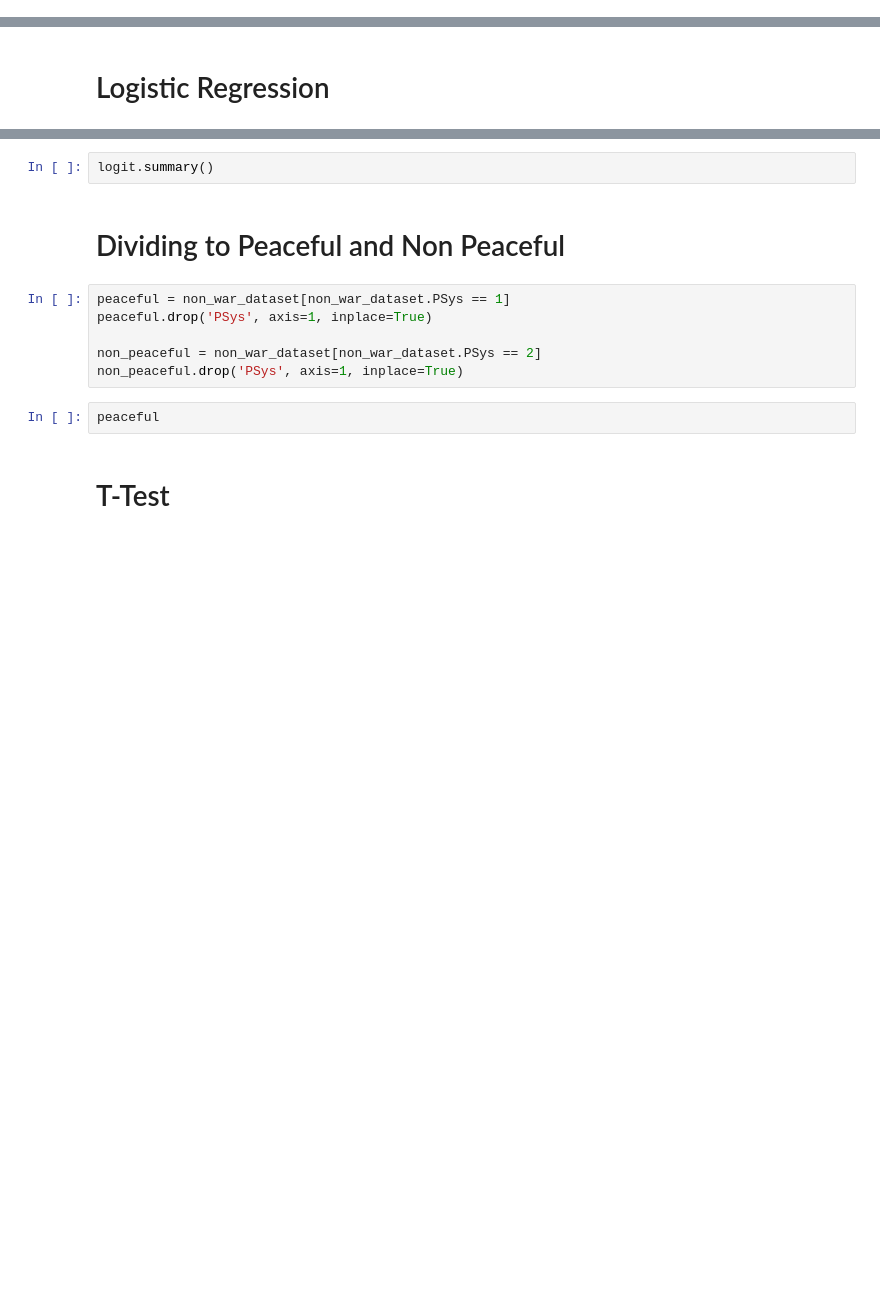
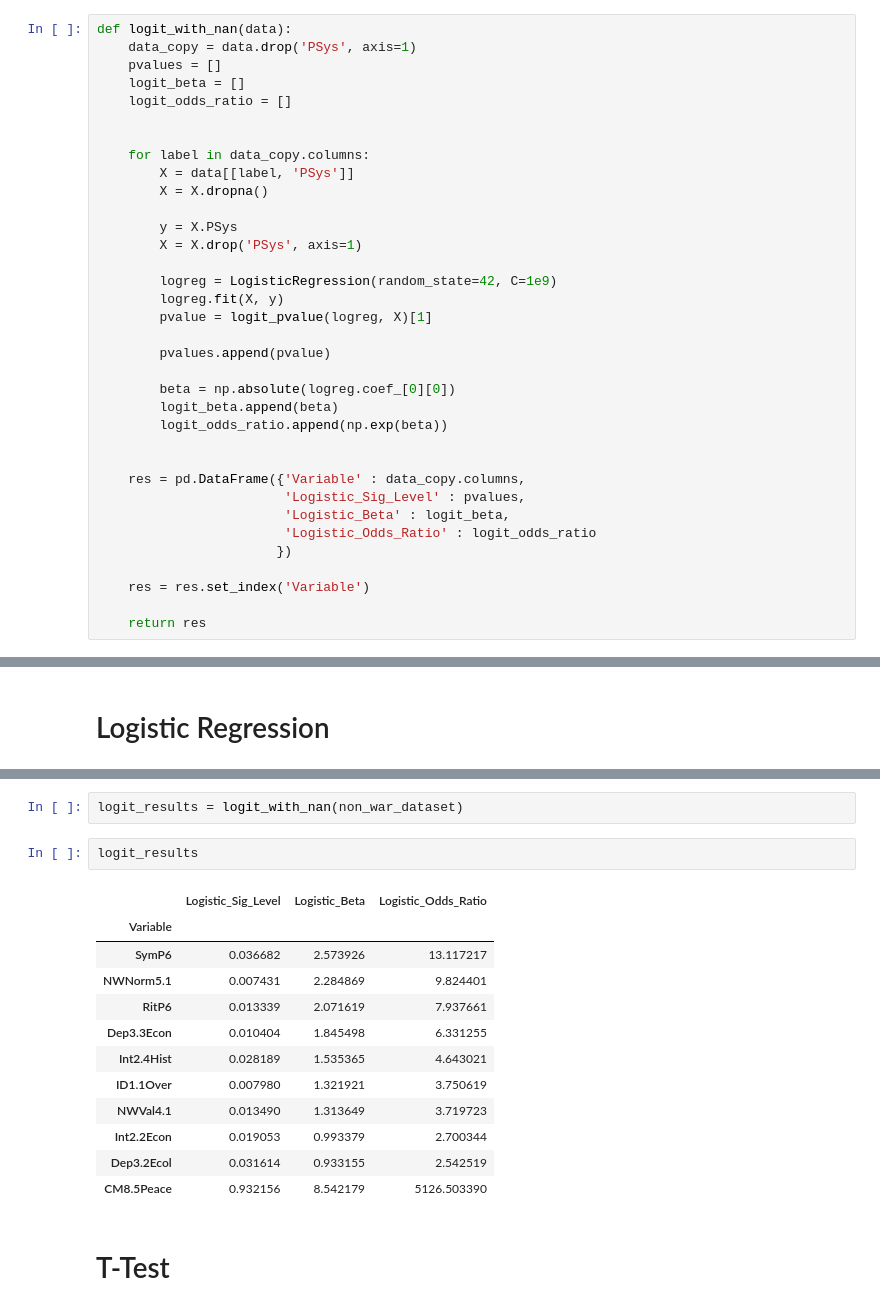
Before and after one commit to knarfamlap/Peace_System, a Jupyter notebook: non_war_related_vars.ipynb, the cells around one changed output, grey strips where cells are left out. Cells and saved outputs as stored; diff of their text form; blank space fills up the shorter version.

Commit message:
adds logit, ttest, mannwhitneyutes t implementation with nan values

```diff
--- a/non_war_related_vars.ipynb
+++ b/non_war_related_vars.ipynb
@@ -73,0 +58,35 @@ def logit_pvalues_with_nan(X, y):
+# %%
+def logit_with_nan(data):
+    data_copy = data.drop('PSys', axis=1)
+    pvalues = []
+    logit_beta = []
+    logit_odds_ratio = []
+
+
+    for label in data_copy.columns:
+        X = data[[label, 'PSys']]
+        X = X.dropna()
+
+        y = X.PSys
+        X = X.drop('PSys', axis=1)
+
+        logreg = LogisticRegression(random_state=42, C=1e9)
+        logreg.fit(X, y)
+        pvalue = logit_pvalue(logreg, X)[1]
+
+        pvalues.append(pvalue)
+
+        beta = np.absolute(logreg.coef_[0][0])
+        logit_beta.append(beta)
+        logit_odds_ratio.append(np.exp(beta))
+
+
+    res = pd.DataFrame({'Variable' : data_copy.columns,
+                        'Logistic_Sig_Level' : pvalues,
+                        'Logistic_Beta' : logit_beta,
+                        'Logistic_Odds_Ratio' : logit_odds_ratio
+                       })
+
+    res = res.set_index('Variable')
+
+    return res
@@ -286,14 +264,19 @@ LinAlgError: Singular matrix
-# %%
-logit.summary()
-# %% [markdown]
-# Dividing to Peaceful and Non Peaceful
-# %%
-peaceful = non_war_dataset[non_war_dataset.PSys == 1]
-peaceful.drop('PSys', axis=1, inplace=True)
-
-non_peaceful = non_war_dataset[non_war_dataset.PSys == 2]
-non_peaceful.drop('PSys', axis=1, inplace=True)
-# %%
-peaceful
+# %%
+logit_results = logit_with_nan(non_war_dataset)
+# %%
+logit_results
+# %% [output]
+|  | Logistic_Sig_Level | Logistic_Beta | Logistic_Odds_Ratio |
+| Variable |  |  |  |
+| SymP6 | 0.036682 | 2.573926 | 13.117217 |
+| NWNorm5.1 | 0.007431 | 2.284869 | 9.824401 |
+| RitP6 | 0.013339 | 2.071619 | 7.937661 |
+| Dep3.3Econ | 0.010404 | 1.845498 | 6.331255 |
+| Int2.4Hist | 0.028189 | 1.535365 | 4.643021 |
+| ID1.1Over | 0.007980 | 1.321921 | 3.750619 |
+| NWVal4.1 | 0.013490 | 1.313649 | 3.719723 |
+| Int2.2Econ | 0.019053 | 0.993379 | 2.700344 |
+| Dep3.2Ecol | 0.031614 | 0.933155 | 2.542519 |
+| CM8.5Peace | 0.932156 | 8.542179 | 5126.503390 |
 # %% [markdown]
 # T-Test
```
Also changed, not shown: parts of 36 cells of this notebook, 1 other file.
